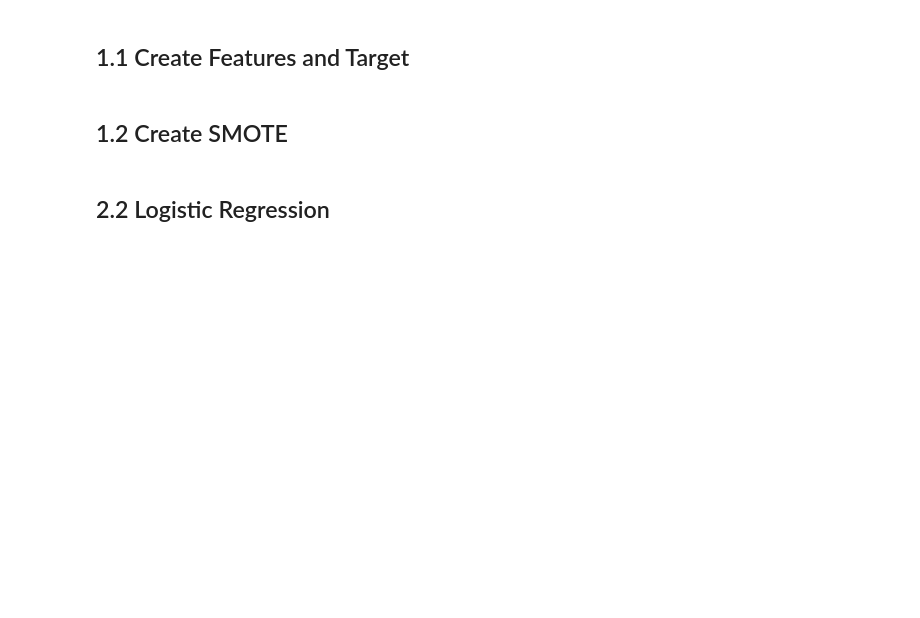
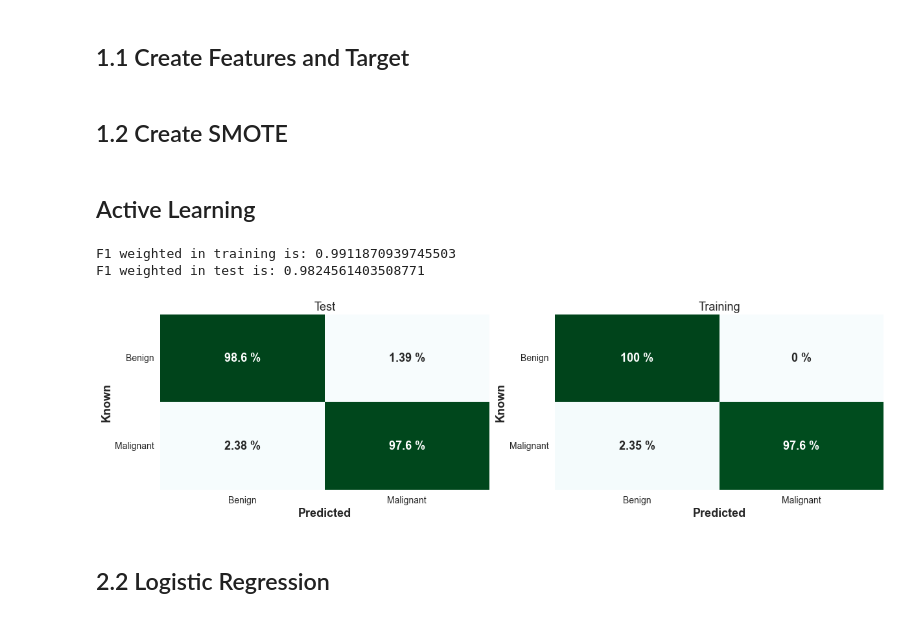
Before and after one commit to rsena-felipe/medical-class-imbalance, a Jupyter notebook: notebooks/breast_cancer/2_TrainModels.ipynb, the cells around one changed output. Saved outputs shown, nothing was run; the diff lists cells and outputs as text; code cells hidden in the pictures; blank space fills up the shorter version.

```diff
--- a/notebooks/breast_cancer/2_TrainModels.ipynb
+++ b/notebooks/breast_cancer/2_TrainModels.ipynb
@@ -52,8 +52,8 @@ df.diagnosis = df.diagnosis.astype("category")
 
 # Split the data into train and validation sets
 df_training, df_validation = df[df["split"] =="train"], df[df["split"] =="test"]
-X_train, X_validation = df_training[varnames], df_validation[varnames]
-y_train, y_validation = df_training["diagnosis"], df_validation["diagnosis"]
+X_train, X_test = df_training[varnames], df_validation[varnames]
+y_train, y_test = df_training["diagnosis"], df_validation["diagnosis"]
 
 # Divide all data for predictions
 X_all = df[varnames]
@@ -79,3 +79,5 @@ under = RandomUnderSampler(random_state=1)
 X_under, y_under = under.fit_resample(X_train, y_train)
 # %%
 data_to_train = [(X_train, y_train, "STANDARD"), (X_smote, y_smote, "SMOTE"), (X_adasyn, y_adasyn, "ADASYN"), (X_borderline, y_borderline, "BORDERLINE"), (X_svm, y_svm, "SVM"), (X_ros, y_ros, "RANDOM"), (X_ros, y_ros, "UNDER")]
+# %% [markdown]
+## Active Learning
@@ -82,3 +112,43 @@ data_to_train = [(X_train, y_train, "STANDARD"), (X_smote, y_smote, "SMOTE"), (X
+# %%
+# Make Predictions
+y_pred_train = learner.predict(X_train)
+y_pred_test = learner.predict(X_test)
+
+# Print predictions
+f1_train = f1_score(y_train, y_pred_train, average="weighted")
+f1_test = f1_score(y_test, y_pred_test, average="weighted")
+
+print("F1 weighted in training is: " + str(f1_train))
+print("F1 weighted in test is: " + str(f1_test))
+# %% [output]
+F1 weighted in training is: 0.9911870939745503
+F1 weighted in test is: 0.9824561403508771
+# %%
+# Predict
+def confusion_matrix_plot(y_true, y_pred, title):
+    labels = ['Benign', 'Malignant']
+
+    cm = confusion_matrix(y_true, y_pred, normalize = 'true')
+    cm = cm*100 # Multiply by 100 so te percentage is 99.7% instead of 0.997%
+    cm = pd.DataFrame(cm, index=labels, columns=labels)
+
+    # Customize heatmap (Confusion Matrix)
+    sns.set(font_scale = 1.5)
+    ax = sns.heatmap(cm, cmap='BuGn', annot=True, annot_kws={"size": 18,"weight":"bold"}, cbar=False, fmt='.3g')
+    for t in ax.texts: t.set_text(t.get_text() + " %") # Put percentage in confusion matrix
+    plt.xlabel('Predicted',weight='bold',size=18)
+    plt.ylabel('Known',weight='bold',size=18)
+    plt.yticks(rotation=0,size=14)
+    plt.xticks(rotation=0 ,size=14)
+    plt.title(title)
+# %%
+plt.rcParams['figure.figsize'] = [20, 5]
+plt.subplot(1, 2, 1)
+confusion_matrix_plot(y_test, y_pred_test, title="Test")
+plt.subplot(1, 2, 2)
+confusion_matrix_plot(y_train, y_pred_train, title="Training")
+# %% [output]
+[figure, added]
 # %% [markdown]
 ## 2.2 Logistic Regression
 # %% [markdown]
```
Also changed, not shown: parts of 3 cells of this notebook, 2 other files.
